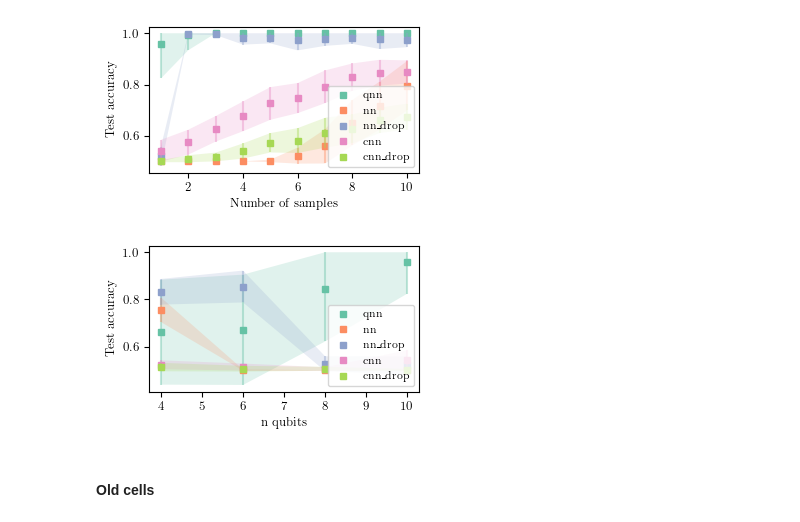
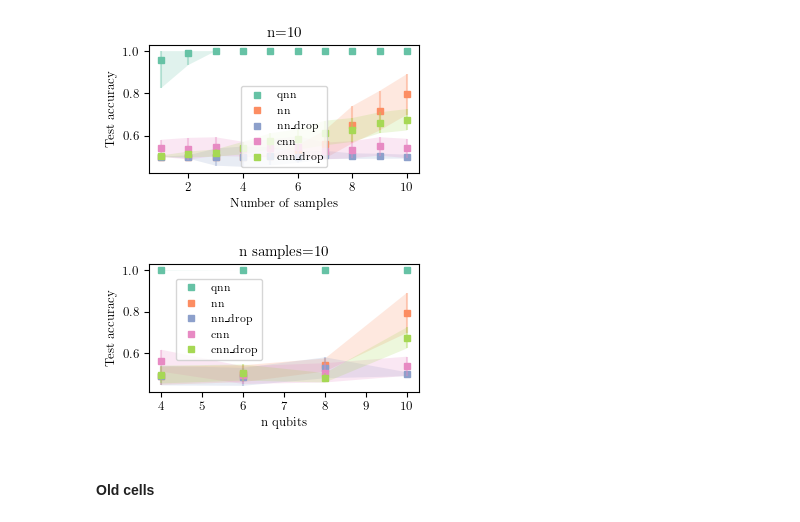
Before and after one commit to Qu-DOS/QuantumPrimer.jl, a Jupyter notebook: notebooks/plot_forrelation_paper.ipynb, the cells around one changed output. Drawn from its saved outputs; the diff is of its cells as text; code cells hidden in the pictures.

Commit message:
Final adjustments to multirun routine + latest paper plots

```diff
--- a/notebooks/plot_forrelation_paper.ipynb
+++ b/notebooks/plot_forrelation_paper.ipynb
@@ -152,8 +152,9 @@ def plot_data(names, n, idx):
         case 6:
             ax.set_ylabel('Test accuracy')
 
+    ax.set_title(f'n={n}')
     ax.legend()
-    ax.legend(loc='lower right')
+    ax.legend(loc='lower center')
 
     if idx == 0 or idx == 2:
         ax.set_yscale('log')
@@ -173,7 +174,7 @@ def plot_data(names, n, idx):
 # Call the function with the desired string
 plot_data(['qnn', 'nn', 'nn_drop', 'cnn', 'cnn_drop'], '10', 6)
 # %% [output]
-[figure, old version]
+[figure, new version]
 # %%
 # Columns: train loss (mean, std), 0, 1
 #          test loss (mean, std), 2, 3
@@ -209,37 +210,39 @@ def plot_data(names, n_vec, n_samples, idx):
 
     ax.set_xlabel('n qubits')
     match idx:
         case 0:
             ax.set_ylabel('Train loss')
         case 2:
             ax.set_ylabel('Test loss')
         case 4:
             ax.set_ylabel('Train accuracy')
         case 6:
             ax.set_ylabel('Test accuracy')
 
-    ax.legend()
-    ax.legend(loc='lower right')
+    ax.set_title(f'n samples={n_samples}')
+    # ax.legend(fontsize='small', loc='center', frameon=False)
+    # ax.legend(loc='center')
+    ax.legend(loc=[0.1, 0.25])
 
     if idx == 0 or idx == 2:
         ax.set_yscale('log')
 
     plt.tight_layout()
 
     # match idx:
     #     case 0:
     #         plt.savefig(f'../data/paper_trainlossVSn_nsamples{n_samples}.pdf')
     #     case 2:
     #         plt.savefig(f'../data/paper_testlossVSn_nsamples{n_samples}.pdf')
     #     case 4:
     #         plt.savefig(f'../data/paper_trainaccVSn_nsamples{n_samples}.pdf')
     #     case 6:
     #         plt.savefig(f'../data/paper_testaccVSn_nsamples{n_samples}.pdf')
 
 # Call the function with the desired string
-plot_data(['qnn', 'nn', 'nn_drop', 'cnn', 'cnn_drop'], [4, 6, 8, 10], 1, 6)
+plot_data(['qnn', 'nn', 'nn_drop', 'cnn', 'cnn_drop'], [4, 6, 8, 10], 10, 6)
 # %% [output]
-[figure, old version]
+[figure, new version]
 # %% [markdown]
 #### Old cells
 # %%
```
